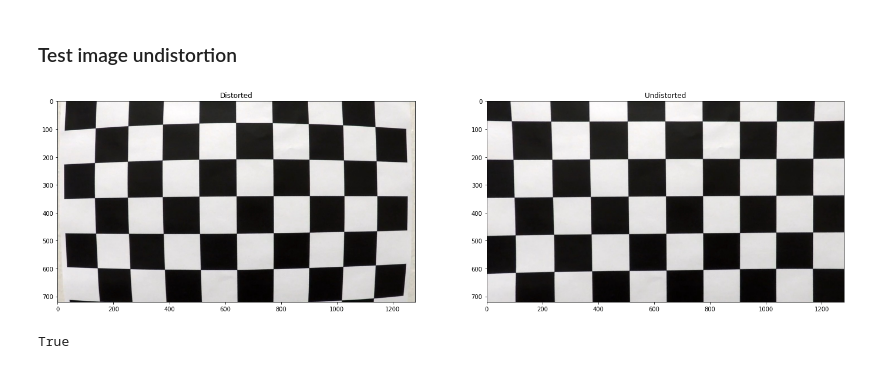
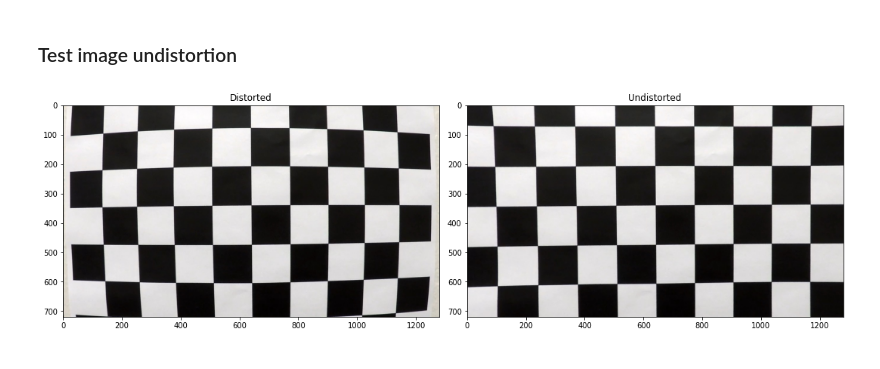
Before and after one commit to VitaliiLakusta/CarND-Advanced-Lane-Lines, a Jupyter notebook: index.ipynb, the cells around one changed output. Drawn from its saved outputs; the diff is of its cells as text; code cells hidden in the pictures.

```diff
--- a/index.ipynb
+++ b/index.ipynb
@@ -16,6 +16,30 @@ import cv2
 import matplotlib.pyplot as plt
 import matplotlib.image as mpimg
 import glob
+# %%
+# Helper function to plot all images at once
+def show_images(images, img_names, save=False, save_prefix=''):
+    cols = 2
+    rows = len(images)/cols
+    plt.figure(figsize=(15, 15))
+    for i in range(0, len(images)):
+        img_name = img_names[i]
+        plt.subplot(rows, cols, i+1)
+        img = images[i]
+        cmap = None
+        if len(img.shape) < 3:
+            cmap = 'gray'
+
+        plt.title(img_names[i])
+        plt.imshow(img, cmap=cmap)
+        if save:
+            img_to_save = img
+            if len(img.shape) is 3:
+                img_to_save = cv2.cvtColor(img, cv2.COLOR_RGB2BGR)
+            cv2.imwrite('output_images/' + save_prefix + img_name.split('/')[1], img_to_save)
+
+    plt.tight_layout()
+    plt.show()
 # %% [markdown]
 ## Camera Calibration: Prepare Object and Image Points
 # %%
@@ -64,22 +88,9 @@ imgSizeXY = (lastImgWithCorners.shape[1], lastImgWithCorners.shape[0])
 ret, mtx, dist, rvecs, tvecs = cv2.calibrateCamera(objpoints, imgpoints, imgSizeXY, None, None)
 # %% [markdown]
 ### Test image undistortion
-# %%
-distortedImg = mpimg.imread('camera_cal/calibration1.jpg')
-undist = cv2.undistort(distortedImg, mtx, dist, None, mtx)
-
-fig=plt.figure(figsize=(24, 9))
-columns = 2
-rows = 1
-ax1 = fig.add_subplot(1, 2, 1)
-ax1.set_title("Distorted")
-plt.imshow(distortedImg)
-ax2 = fig.add_subplot(1, 2, 2)
-ax2.set_title("Undistorted")
-plt.imshow(undist)
-plt.show()
-
-cv2.imwrite('output_images/undistorted_calibration1.jpg', cv2.cvtColor(undist, cv2.COLOR_RGB2BGR))
-# %% [output]
-[figure, removed]
-True
+# %%
+distortedImg = mpimg.imread('camera_cal/calibration1.jpg')
+undist = cv2.undistort(distortedImg, mtx, dist, None, mtx)
+show_images([distortedImg, undist], ['Distorted', 'Undistorted'])
+# %% [output]
+[figure, added]
```
Also changed, not shown: parts of 5 cells of this notebook, 12 other files.
